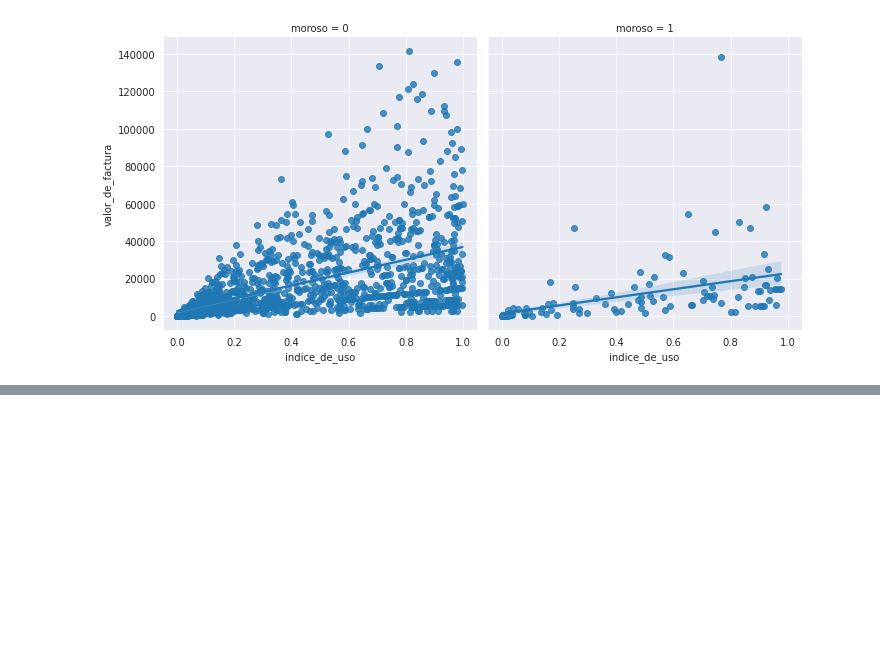
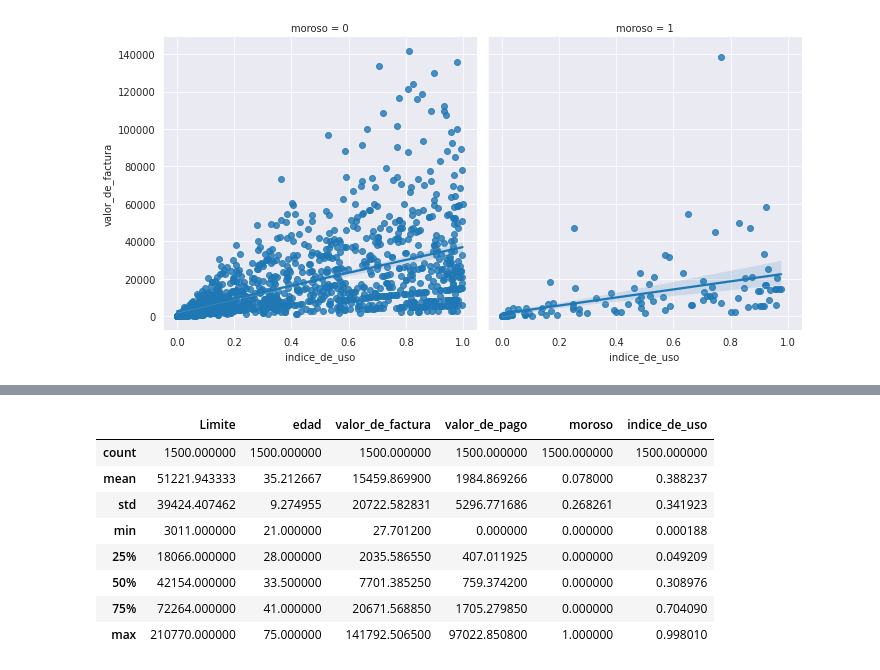
Before and after one commit to GsusLara/1779-Data-Visualization-Explorando-con-Seaborn, a Jupyter notebook: Untitled2.ipynb, the cells around one changed output, grey strips where cells are left out. Saved outputs shown, nothing was run; the diff lists cells and outputs as text; code cells hidden in the pictures; blank space fills up the shorter version.

```diff
--- a/Untitled2.ipynb
+++ b/Untitled2.ipynb
@@ -284,0 +289,12 @@ sns.lmplot(data=tarjetas, x='indice_de_uso', y='valor_de_factura', col='moroso')
+# %%
+tarjetas.describe()
+# %% [output]
+|  | Limite | edad | valor_de_factura | valor_de_pago | moroso | indice_de_uso |
+| count | 1500.000000 | 1500.000000 | 1500.000000 | 1500.000000 | 1500.000000 | 1500.000000 |
+| mean | 51221.943333 | 35.212667 | 15459.869900 | 1984.869266 | 0.078000 | 0.388237 |
+| std | 39424.407462 | 9.274955 | 20722.582831 | 5296.771686 | 0.268261 | 0.341923 |
+| min | 3011.000000 | 21.000000 | 27.701200 | 0.000000 | 0.000000 | 0.000188 |
+| 25% | 18066.000000 | 28.000000 | 2035.586550 | 407.011925 | 0.000000 | 0.049209 |
+| 50% | 42154.000000 | 33.500000 | 7701.385250 | 759.374200 | 0.000000 | 0.308976 |
+| 75% | 72264.000000 | 41.000000 | 20671.568850 | 1705.279850 | 0.000000 | 0.704090 |
+| max | 210770.000000 | 75.000000 | 141792.506500 | 97022.850800 | 1.000000 | 0.998010 |
```
Also changed, not shown: parts of 3 cells of this notebook.
